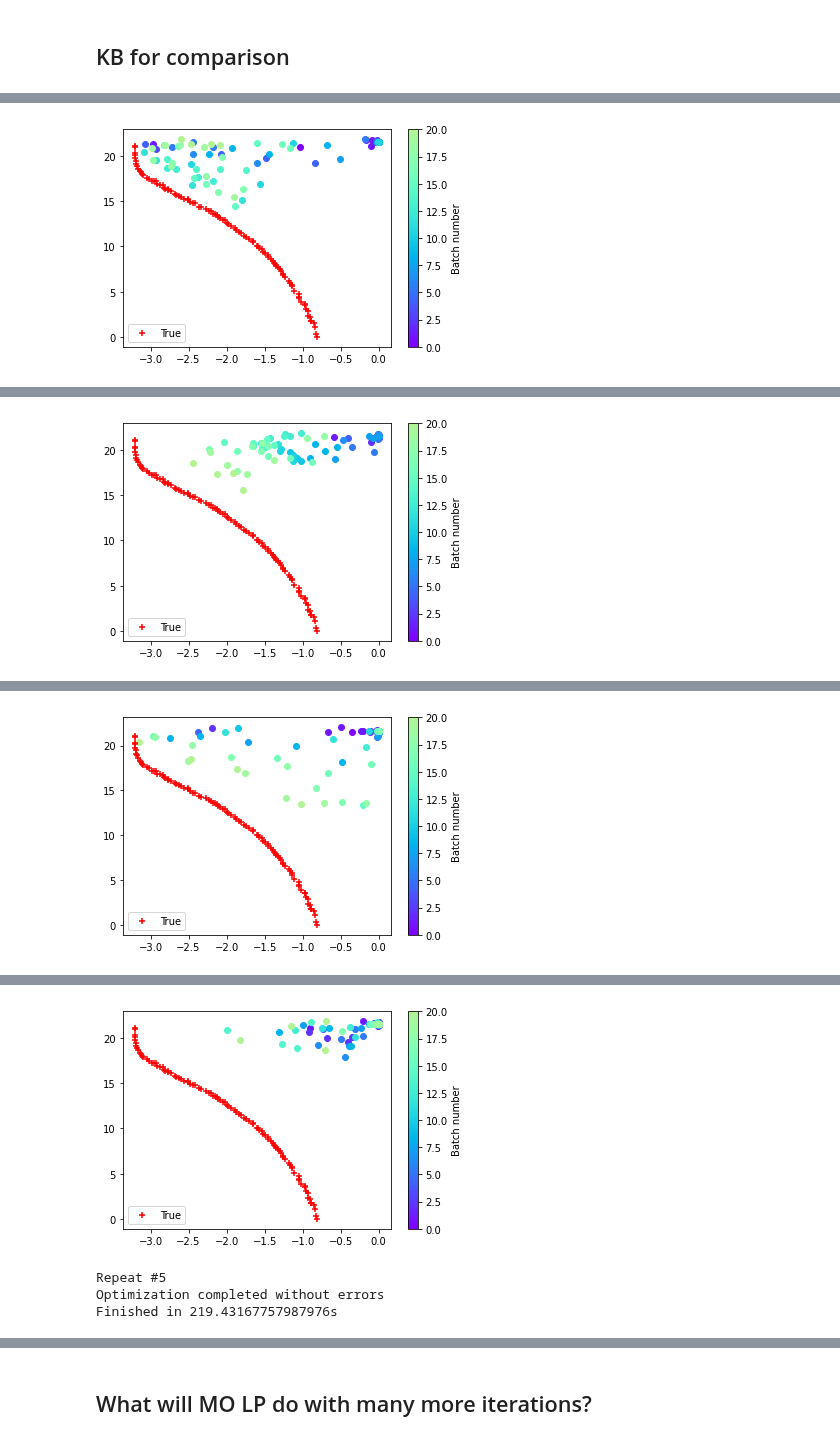
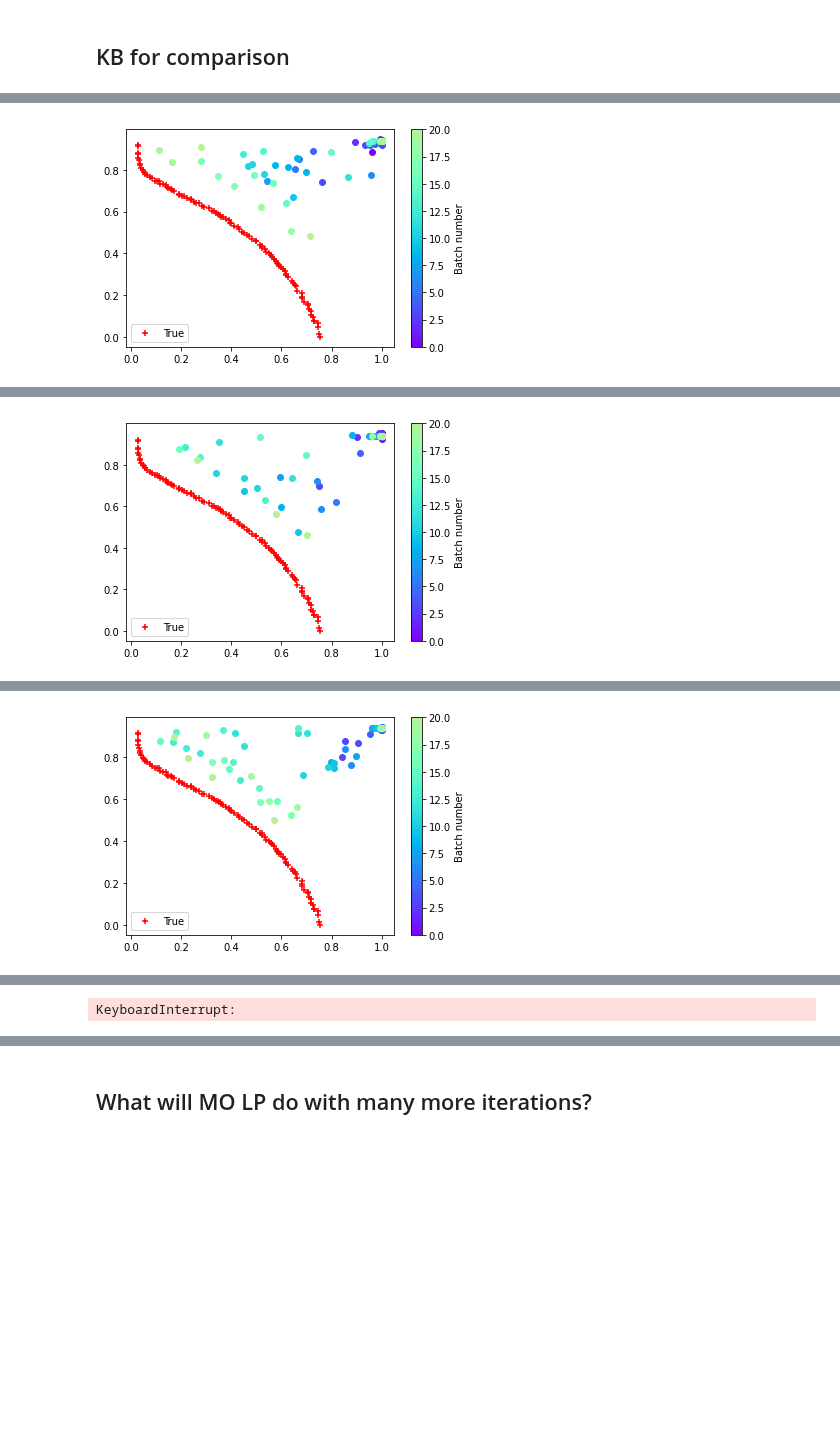
Before and after one commit to apaleyes/trieste, a Jupyter notebook: docs/notebooks/mo_lp/mo_lp_investigate_hartmann_ackley.ipynb, the cells around one changed output, grey strips where cells are left out. Saved outputs shown, nothing was run; the diff lists cells and outputs as text; code cells hidden in the pictures; blank space fills up the shorter version.

```diff
--- a/docs/notebooks/mo_lp/mo_lp_investigate_hartmann_ackley.ipynb
+++ b/docs/notebooks/mo_lp/mo_lp_investigate_hartmann_ackley.ipynb
@@ -37,7 +32,7 @@ import matplotlib.pyplot as plt
 # %%
 test_function = HartmannAckley6D()
 # %%
-true_pf = read_true_pf(test_function.true_pf_filename)
+true_pf = test_function.scale(read_true_pf(test_function.true_pf_filename))
 # %%
 observer = mk_observer(test_function, OBJECTIVE)
 # %%
@@ -57,7 +52,7 @@ def build_stacked_independent_objectives_model(data, n_obj):
 # %% [markdown]
 ## MO LP
 # %%
-n_initial_points = 3
+n_initial_points = 6
 n_query_points = 4
 n_optimization_steps = 20
 n_repeats = 5
@@ -131,7 +132,7 @@ Finished in 68.0040910243988s
 # %% [markdown]
 ## KB for comparison
 # %%
-n_initial_points = 3
+n_initial_points = 6
 n_query_points = 4
 n_optimization_steps = 20
 n_repeats = 5
@@ -188,3 +189,3 @@ Finished in 229.87020683288574s
-[figure, old version]
+[figure, new version]
 Repeat #2
 Optimization completed without errors
@@ -192,3 +193,3 @@ Finished in 219.4121754169464s
-[figure, old version]
+[figure, new version]
 Repeat #3
 Optimization completed without errors
@@ -196,2 +197,2 @@ Finished in 186.4526128768921s
-[figure, old version]
+[figure, new version]
 Repeat #4
@@ -200,4 +199 @@ Finished in 176.7657949924469s
-[figure, removed]
-Repeat #5
-Optimization completed without errors
-Finished in 219.43167757987976s
+KeyboardInterrupt:
```
Also changed, not shown: parts of 5 cells of this notebook, 9 other files.
